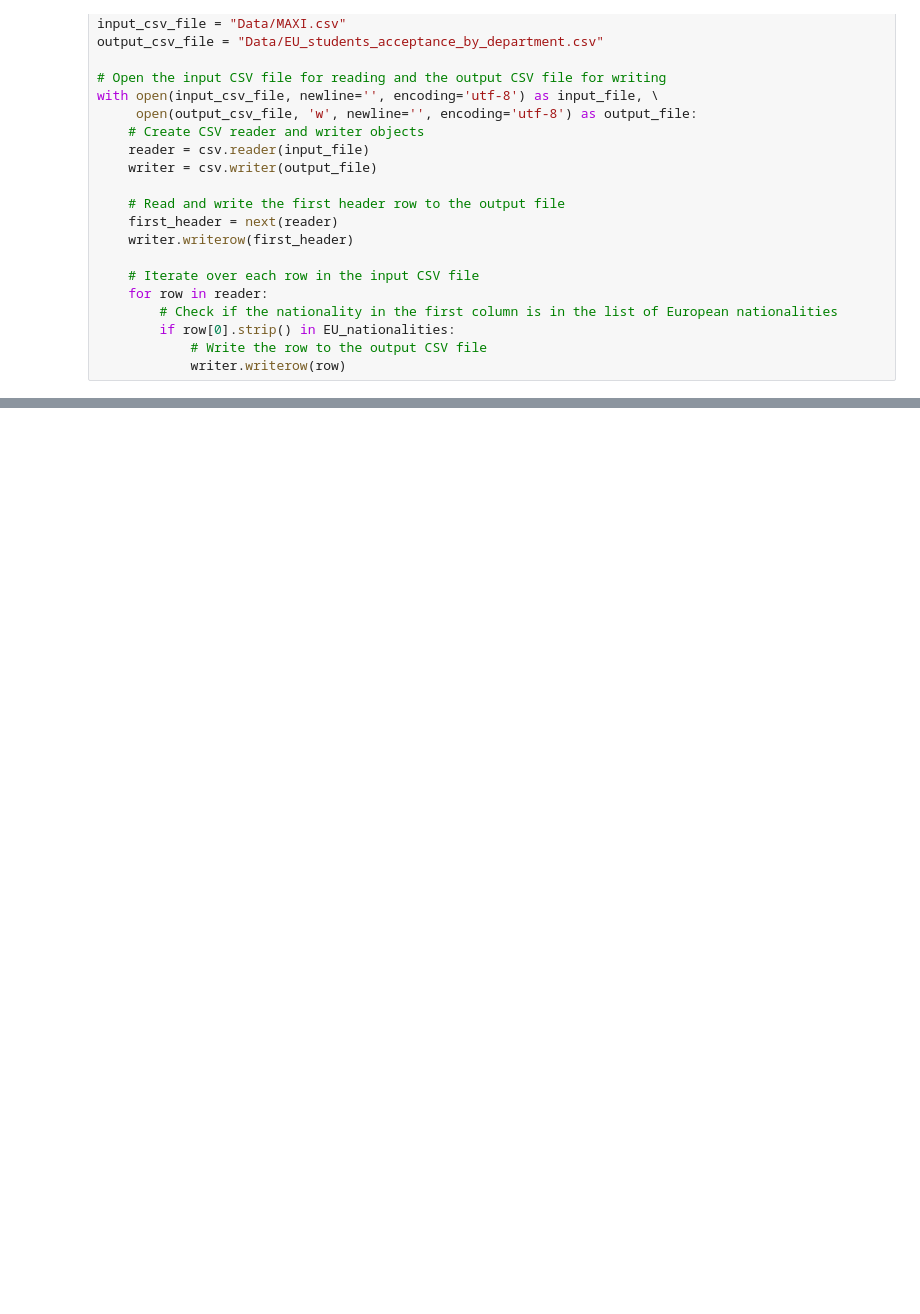
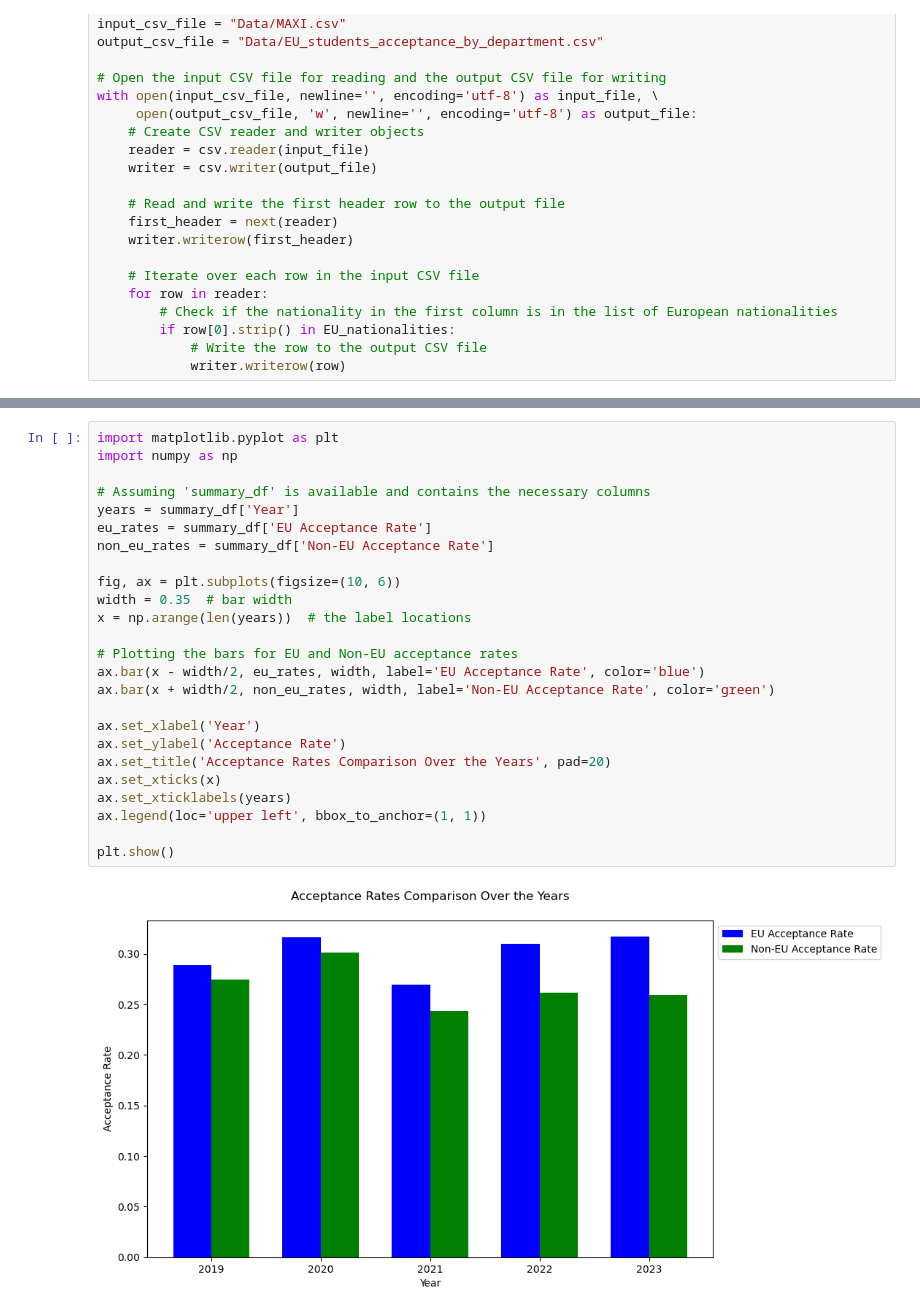
Before and after one commit to ascneuenheim/ST115_Brexit, a Jupyter notebook: Question 1.ipynb, the cells around one changed output, grey strips where cells are left out. Cells and saved outputs as stored; diff of their text form; blank space fills up the shorter version.

```diff
--- a/Question 1.ipynb
+++ b/Question 1.ipynb
@@ -170,0 +174,27 @@ fig.show()
+# %%
+import matplotlib.pyplot as plt
+import numpy as np
+
+# Assuming 'summary_df' is available and contains the necessary columns
+years = summary_df['Year']
+eu_rates = summary_df['EU Acceptance Rate']
+non_eu_rates = summary_df['Non-EU Acceptance Rate']
+
+fig, ax = plt.subplots(figsize=(10, 6))
+width = 0.35  # bar width
+x = np.arange(len(years))  # the label locations
+
+# Plotting the bars for EU and Non-EU acceptance rates
+ax.bar(x - width/2, eu_rates, width, label='EU Acceptance Rate', color='blue')
+ax.bar(x + width/2, non_eu_rates, width, label='Non-EU Acceptance Rate', color='green')
+
+ax.set_xlabel('Year')
+ax.set_ylabel('Acceptance Rate')
+ax.set_title('Acceptance Rates Comparison Over the Years', pad=20)
+ax.set_xticks(x)
+ax.set_xticklabels(years)
+ax.legend(loc='upper left', bbox_to_anchor=(1, 1))
+
+plt.show()
+# %% [output]
+[figure, added]
```
Also changed, not shown: parts of 7 cells of this notebook, 3 other files.
